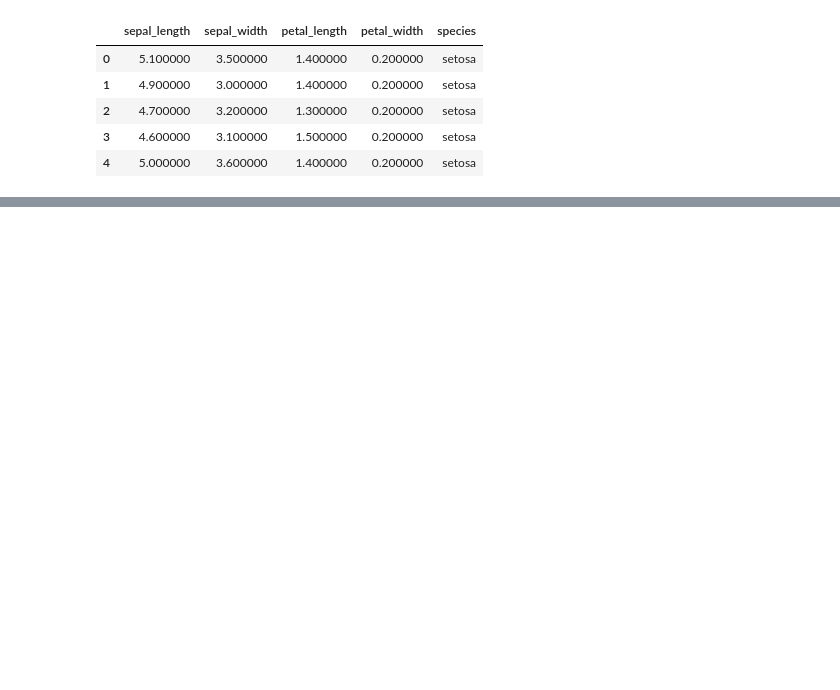
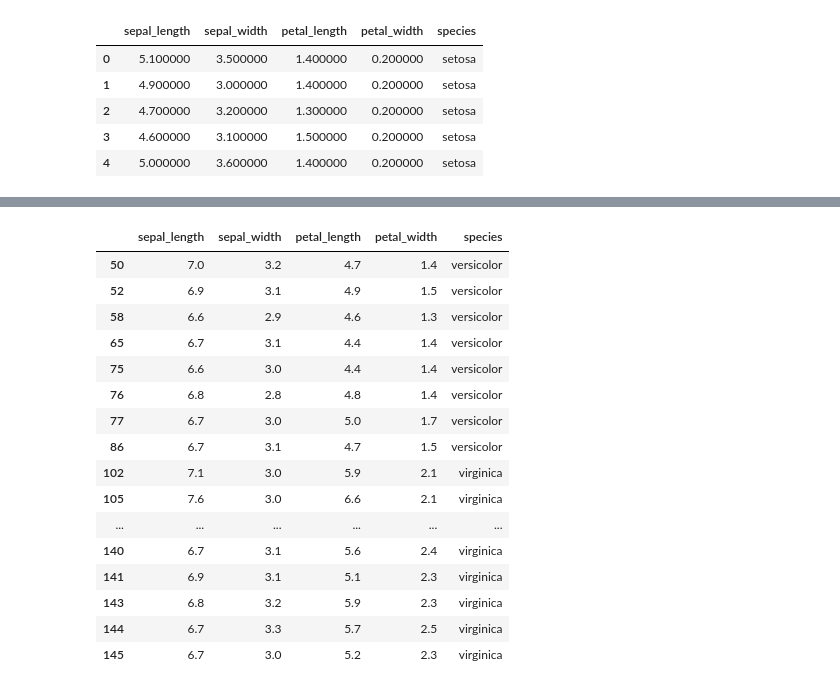
Before and after one commit to AleksandraJuras2000/Practice_Python, a Jupyter notebook: zad1.ipynb, the cells around one changed output, grey strips where cells are left out. Cells and saved outputs as stored; diff of their text form; code cells hidden in the pictures; blank space fills up the shorter version.

```diff
--- a/zad1.ipynb
+++ b/zad1.ipynb
@@ -60,11 +79,0 @@ None
-# %%
-# Załaduj zestaw danych 'exercise'
-df = sns.load_dataset('exercise')
-
-# Wyświetl pierwsze 5 wierszy
-print(df.head())
-
-# Wyświetl informacje o zestawie danych
-print(df.info())
-
-df.kind.value_counts()
@@ -95,0 +213,25 @@ Name: kind, dtype: int64
+# %%
+df.loc[100, 'species']  # setny wiersz i wartoś w kolumnie secies
+df.iloc[3]  # 3 wiersz i wartość wszystkiego
+df.iloc[0:5, 0:2] # 3 i 4 wiersz i 0 i 1 kolumna indeks sie nie liczy- jest wyświetlany zawsze
+df.iloc[[1, 20, 140], [0, 2]] #konkretne wybrane wiersze i kolumny
+df.iat[1, 1]
+df[df["sepal_length"] > 6.5]  # operacja w pierwszym nawiasie daje true i fase
+# %% [output]
+|  | sepal_length | sepal_width | petal_length | petal_width | species |
+| 50 | 7.0 | 3.2 | 4.7 | 1.4 | versicolor |
+| 52 | 6.9 | 3.1 | 4.9 | 1.5 | versicolor |
+| 58 | 6.6 | 2.9 | 4.6 | 1.3 | versicolor |
+| 65 | 6.7 | 3.1 | 4.4 | 1.4 | versicolor |
+| 75 | 6.6 | 3.0 | 4.4 | 1.4 | versicolor |
+| 76 | 6.8 | 2.8 | 4.8 | 1.4 | versicolor |
+| 77 | 6.7 | 3.0 | 5.0 | 1.7 | versicolor |
+| 86 | 6.7 | 3.1 | 4.7 | 1.5 | versicolor |
+| 102 | 7.1 | 3.0 | 5.9 | 2.1 | virginica |
+| 105 | 7.6 | 3.0 | 6.6 | 2.1 | virginica |
+| ... | ... | ... | ... | ... | ... |
+| 140 | 6.7 | 3.1 | 5.6 | 2.4 | virginica |
+| 141 | 6.9 | 3.1 | 5.1 | 2.3 | virginica |
+| 143 | 6.8 | 3.2 | 5.9 | 2.3 | virginica |
+| 144 | 6.7 | 3.3 | 5.7 | 2.5 | virginica |
+| 145 | 6.7 | 3.0 | 5.2 | 2.3 | virginica |
```
Also changed, not shown: parts of 18 cells of this notebook.
